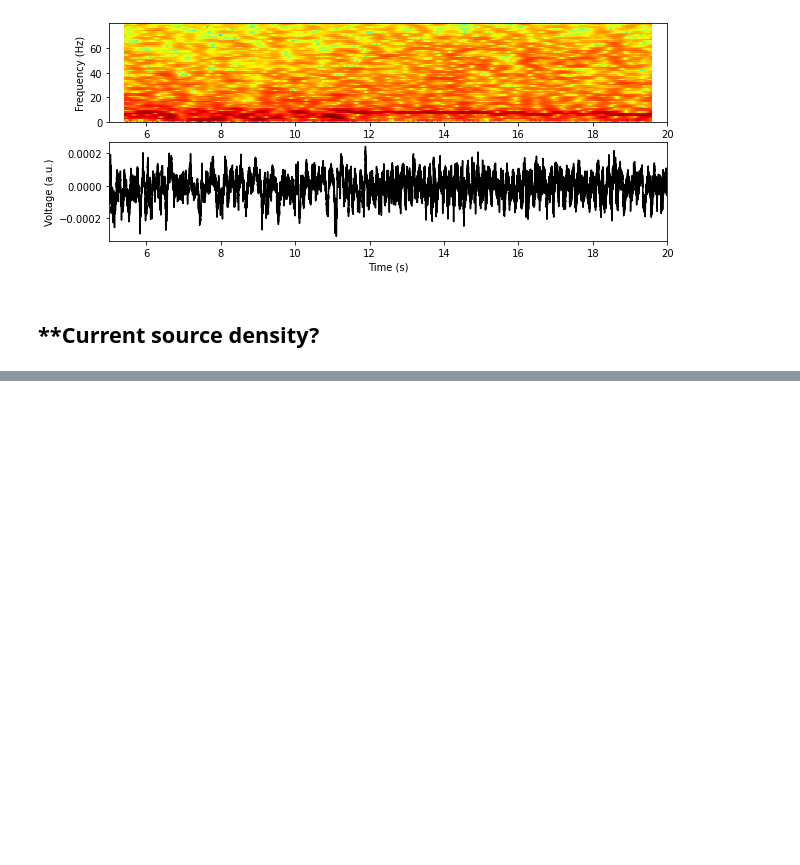
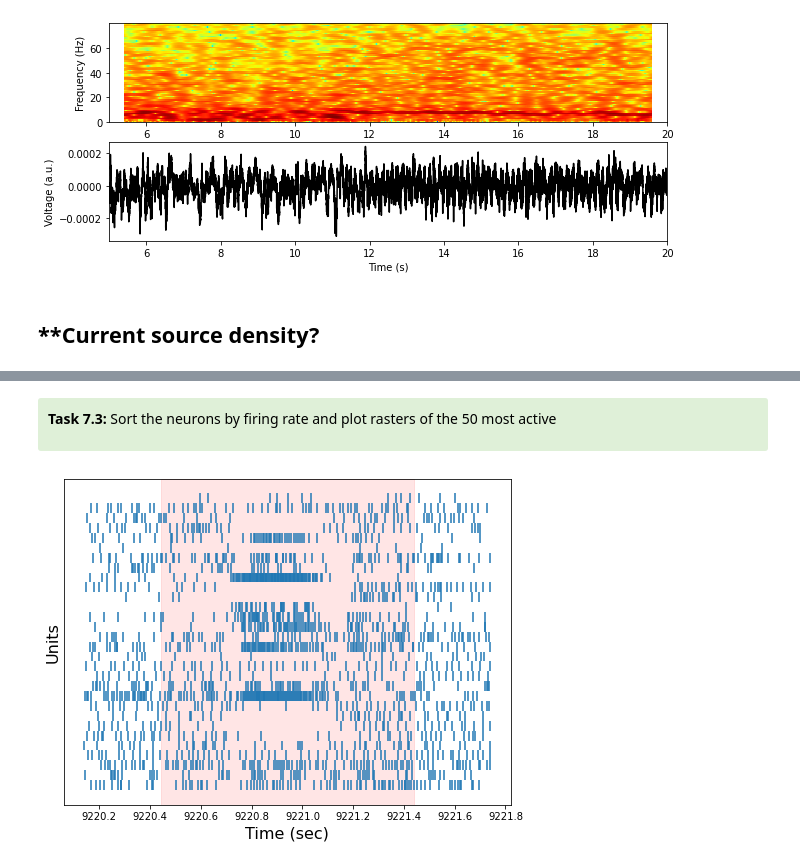
Before and after one commit to AllenInstitute/swdb_2021, a Jupyter notebook: DynamicBrain/Neuropixels_walkthrough.ipynb, the cells around one changed output, grey strips where cells are left out. Saved outputs shown, nothing was run; the diff lists cells and outputs as text; code cells hidden in the pictures; blank space fills up the shorter version.

```diff
--- a/DynamicBrain/Neuropixels_walkthrough.ipynb
+++ b/DynamicBrain/Neuropixels_walkthrough.ipynb
@@ -1490,0 +1577,20 @@ plt.show()
+# %% [markdown]
+<div style="background: #DFF0D8; border-radius: 3px; padding: 10px;">
+<p><b>Task 7.3:</b> Sort the neurons by firing rate and plot rasters of the 50 most active </p>
+
+</div>
+# %%
+by_fr = session.units.sort_values(by="firing_rate", ascending=False)
+spike_times_by_firing_rate = {
+    uid: session.spike_times[uid] for uid in by_fr.index.values[:30]
+}
+
+plt.figure(figsize=(8,6))
+plot_raster(spike_times_by_firing_rate, epoch.start_time-0.3, epoch.stop_time+0.3)
+plt.axvspan(epoch.start_time, epoch.stop_time, color='red', alpha=0.1)
+plt.xlabel('Time (sec)', fontsize=16)
+plt.ylabel('Units', fontsize=16)
+plt.tick_params(axis="y", labelleft=False, left=False)
+plt.show()
+# %% [output]
+[figure, added]
```
Also changed, not shown: parts of 13 cells of this notebook.
